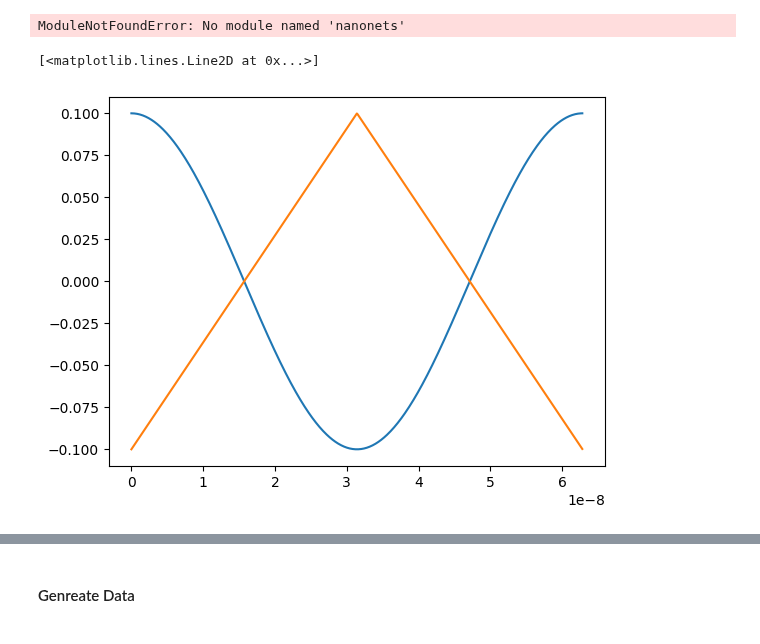
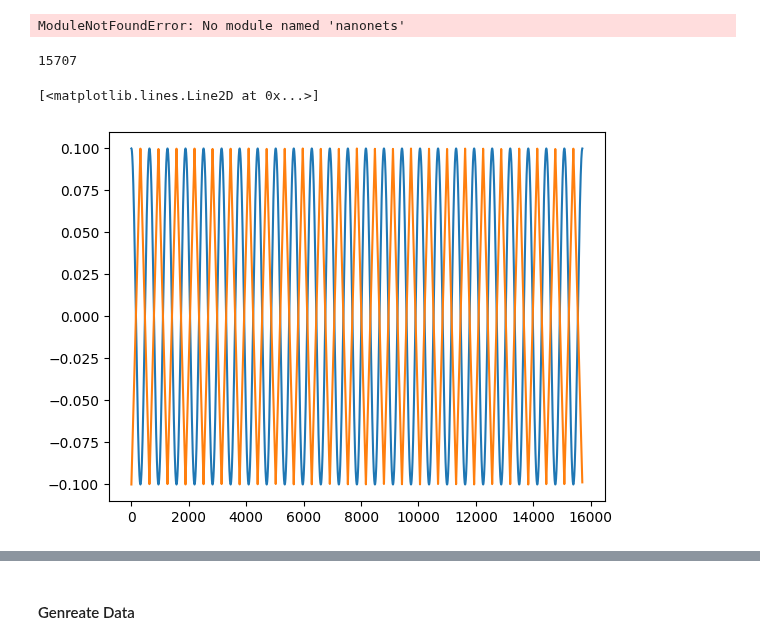
Before and after one commit to JonasMnsing/NanoNets, a Jupyter notebook: scripts/2_funding_period/WP2/training/lorenz.ipynb, the cells around one changed output, grey strips where cells are left out. Cells and saved outputs as stored; diff of their text form; code cells hidden in the pictures.

```diff
--- a/scripts/2_funding_period/WP2/training/lorenz.ipynb
+++ b/scripts/2_funding_period/WP2/training/lorenz.ipynb
@@ -13,16 +13,24 @@ import nanonets
 # %% [output]
 ModuleNotFoundError: No module named 'nanonets'
 # %%
+from scipy import signal
+
+batch_size  = 1000
 amplitude   = 0.1
 freq        = 1.0
 time_step   = 1e-10
-N_voltages  = 2*np.pi/(freq*1e8*time_step) # 2000
+N_periods   = 50
+N_voltages  = int(N_periods*np.pi/(freq*1e8*time_step))
 time_steps  = time_step*np.arange(N_voltages)
 x_vals      = amplitude*np.cos(freq*time_steps*1e8)
-triangle    = amplitude*signal.sawtooth(freq*time_steps*1e8, 0.5)
-
-plt.plot(time_steps, x_vals)
-plt.plot(time_steps, triangle)
+y_target    = amplitude*signal.sawtooth(freq*time_steps*1e8, 0.5)
-# %% [output]
-[<matplotlib.lines.Line2D at 0x...>]
-[figure, removed]
+# %%
+N_voltages
+# %% [output]
+15707
+# %%
+plt.plot(x_vals)
+plt.plot(y_target)
+# %% [output]
+[<matplotlib.lines.Line2D at 0x...>]
+[figure, added]
```
Also changed, not shown: parts of 1 cell of this notebook, 3 other files.
